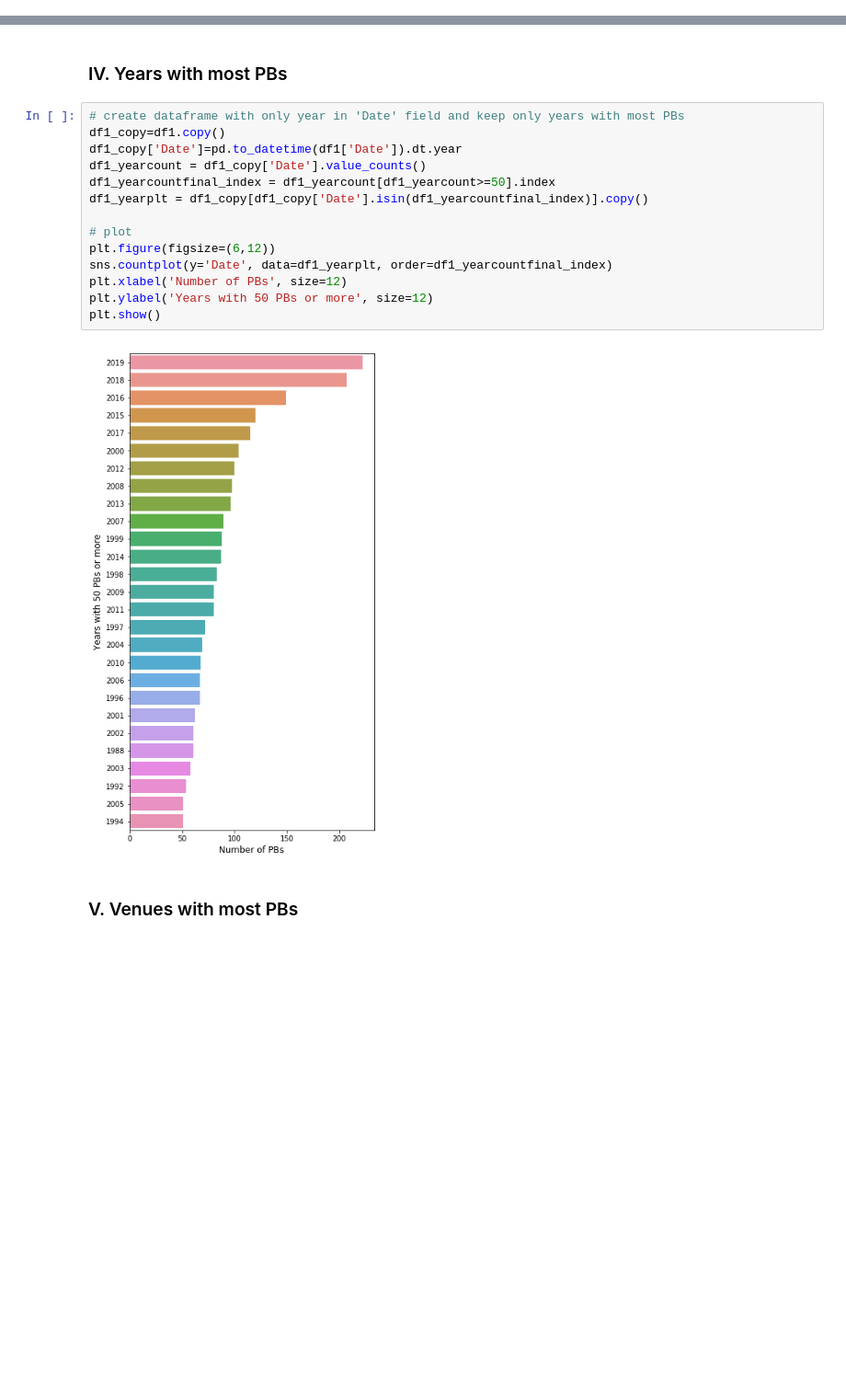
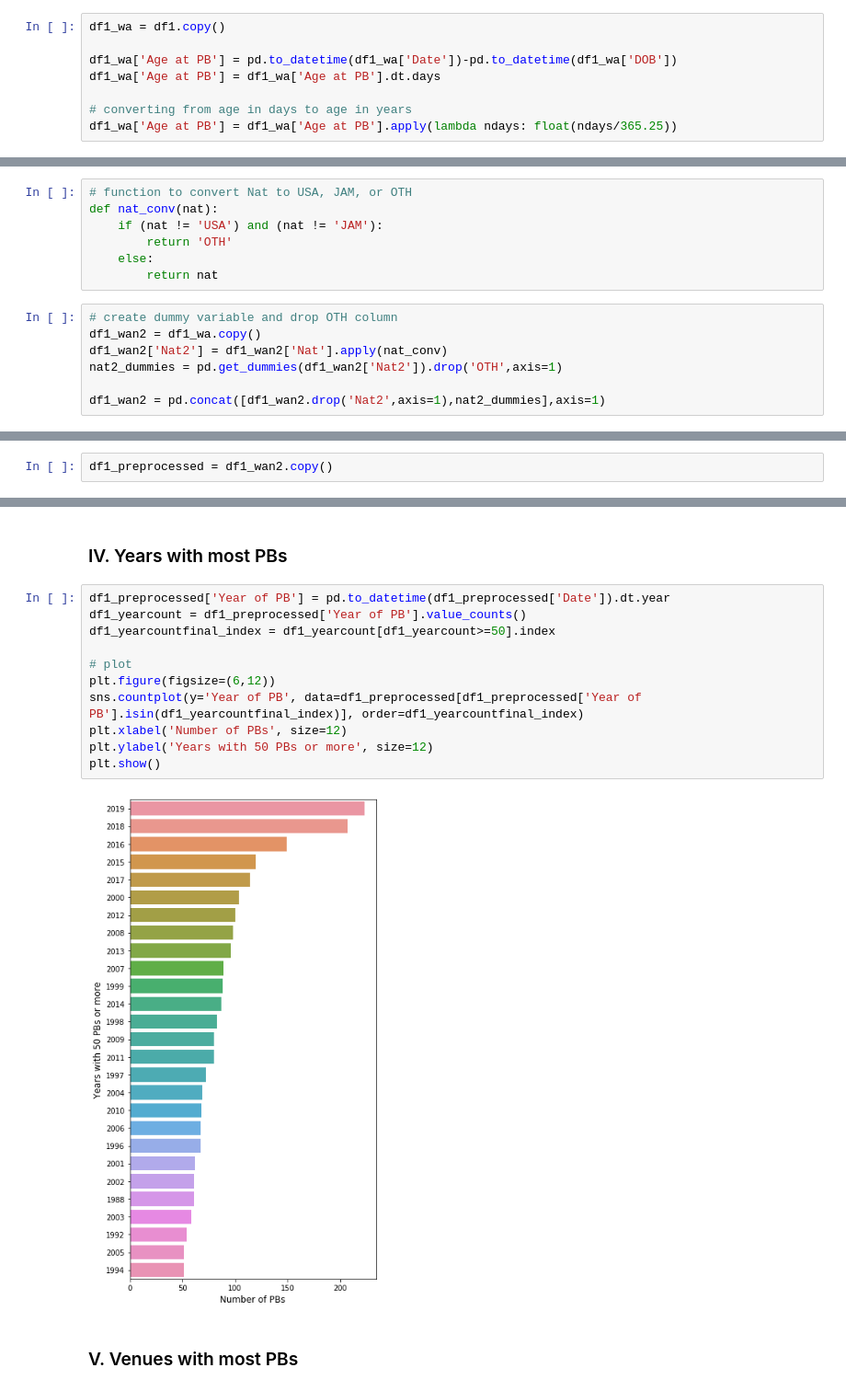
Before and after one commit to rmondini/trackandfield, a Jupyter notebook: mensprint.ipynb, the cells around one changed output, grey strips where cells are left out. Shown: that part at 92% size. Cells and saved outputs as stored; diff of their text form; blank space fills up the shorter version.

```diff
--- a/mensprint.ipynb
+++ b/mensprint.ipynb
@@ -220,0 +115,8 @@ plt.show()
+# %%
+df1_wa = df1.copy()
+
+df1_wa['Age at PB'] = pd.to_datetime(df1_wa['Date'])-pd.to_datetime(df1_wa['DOB'])
+df1_wa['Age at PB'] = df1_wa['Age at PB'].dt.days
+
+# converting from age in days to age in years
+df1_wa['Age at PB'] = df1_wa['Age at PB'].apply(lambda ndays: float(ndays/365.25))
@@ -220,0 +127,14 @@ plt.show()
+# %%
+# function to convert Nat to USA, JAM, or OTH
+def nat_conv(nat):
+    if (nat != 'USA') and (nat != 'JAM'):
+        return 'OTH'
+    else:
+        return nat
+# %%
+# create dummy variable and drop OTH column
+df1_wan2 = df1_wa.copy()
+df1_wan2['Nat2'] = df1_wan2['Nat'].apply(nat_conv)
+nat2_dummies = pd.get_dummies(df1_wan2['Nat2']).drop('OTH',axis=1)
+
+df1_wan2 = pd.concat([df1_wan2.drop('Nat2',axis=1),nat2_dummies],axis=1)
@@ -220,0 +155,2 @@ plt.show()
+# %%
+df1_preprocessed = df1_wan2.copy()
@@ -249,21 +210,18 @@ Age (years): 40.3
 # %% [markdown]
 ### IV. Years with most PBs ###
 # %%
-# create dataframe with only year in 'Date' field and keep only years with most PBs
-df1_copy=df1.copy()
-df1_copy['Date']=pd.to_datetime(df1['Date']).dt.year
-df1_yearcount = df1_copy['Date'].value_counts()
+df1_preprocessed['Year of PB'] = pd.to_datetime(df1_preprocessed['Date']).dt.year
+df1_yearcount = df1_preprocessed['Year of PB'].value_counts()
 df1_yearcountfinal_index = df1_yearcount[df1_yearcount>=50].index
-df1_yearplt = df1_copy[df1_copy['Date'].isin(df1_yearcountfinal_index)].copy()
 
 # plot
 plt.figure(figsize=(6,12))
-sns.countplot(y='Date', data=df1_yearplt, order=df1_yearcountfinal_index)
+sns.countplot(y='Year of PB', data=df1_preprocessed[df1_preprocessed['Year of PB'].isin(df1_yearcountfinal_index)], order=df1_yearcountfinal_index)
 plt.xlabel('Number of PBs', size=12)
 plt.ylabel('Years with 50 PBs or more', size=12)
 plt.show()
 # %% [output]
-[figure, old version]
+[figure, new version]
 # %% [markdown]
 ### V. Venues with most PBs ###
 # %%
```
Also changed, not shown: parts of 85 cells of this notebook, 2 other files.
